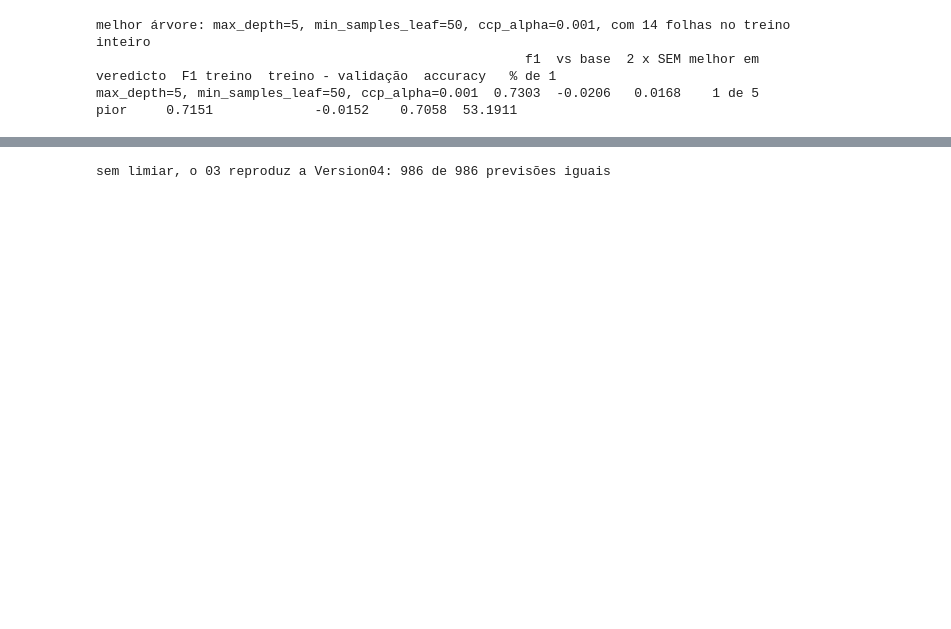
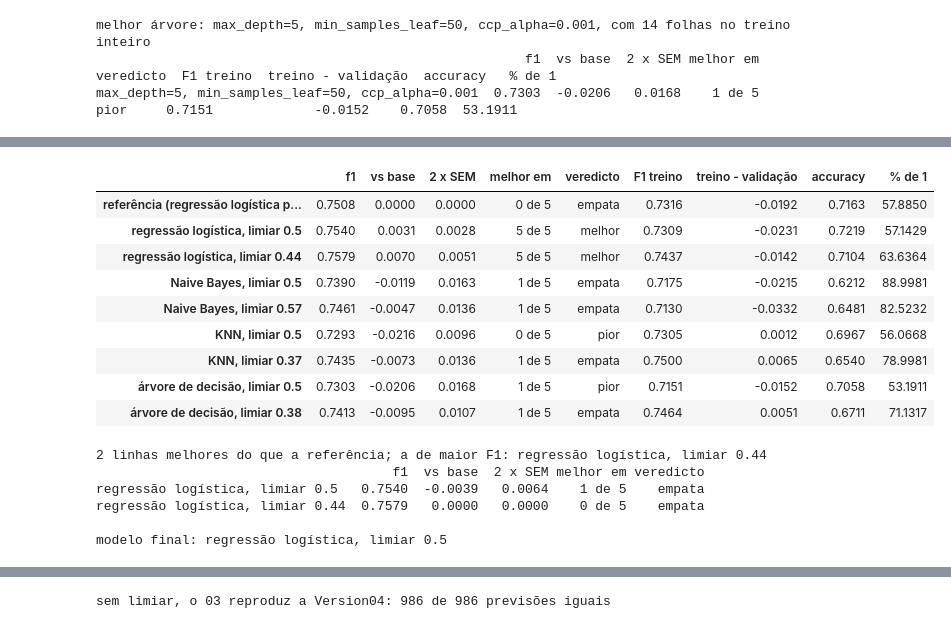
Before and after one commit to josebrites16/ML_project_2026-copia, a Jupyter notebook: notebooks/03_modelling.ipynb, the cells around one changed output, grey strips where cells are left out. Cells and saved outputs as stored; diff of their text form; code cells hidden in the pictures; blank space fills up the shorter version.

```diff
--- a/notebooks/03_modelling.ipynb
+++ b/notebooks/03_modelling.ipynb
@@ -831,0 +969,74 @@ max_depth=5, min_samples_leaf=50, ccp_alpha=0.001  0.7303  -0.0206   0.0168    1
+# %%
+# ===== [4.7] MODELO FINAL - início =====
+# Passo 40 - a tabela final: o melhor de cada algoritmo (4.2 a 4.5), com o limiar 0.5 e com o
+# limiar da curva PR (4.6), contra a referência, nas mesmas 5 divisões. É o "number we stand
+# behind" de cada aula, lado a lado. Não se treina nada de novo: os resultados por divisão vêm
+# dos passos 14, 20, 26, 34 (limiar 0.5) e 38 (limiar da curva PR).
+model_runs = {"regressão logística": logistic_runs, "Naive Bayes": naive_bayes_runs,
+              "KNN": knn_runs, "árvore de decisão": tree_runs}
+final_runs = {"referência (regressão logística por defeito)": reference}
+for name, runs in model_runs.items():
+    final_runs[f"{name}, limiar 0.5"] = runs
+    final_runs[f"{name}, limiar {chosen_thresholds[name]:.2f}"] = threshold_runs[name]
+
+# as mesmas colunas do sweep (passo 3)
+final_table = compare(final_runs, reference, metric="f1").astype(
+    {"f1": float, "accuracy": float, "vs base": float, "SEM": float})
+final_table["2 x SEM"] = 2 * final_table["SEM"]
+final_table["veredicto"] = verdict(final_table)
+final_table["F1 treino"] = [final_runs[name]["treino f1"].mean() for name in final_table.index]
+final_table["treino - validação"] = final_table["F1 treino"] - final_table["f1"]
+final_table["% de 1"] = [final_runs[name]["% de 1"].mean() for name in final_table.index]
+final_table = final_table[["f1", "vs base", "2 x SEM", "melhor em", "veredicto", "F1 treino",
+                           "treino - validação", "accuracy", "% de 1"]]
+final_table.round(4)
+# %% [output]
+|  | f1 | vs base | 2 x SEM | melhor em | veredicto | F1 treino | treino - validação | accuracy | % de 1 |
+| referência (regressão logística p... | 0.7508 | 0.0000 | 0.0000 | 0 de 5 | empata | 0.7316 | -0.0192 | 0.7163 | 57.8850 |
+| regressão logística, limiar 0.5 | 0.7540 | 0.0031 | 0.0028 | 5 de 5 | melhor | 0.7309 | -0.0231 | 0.7219 | 57.1429 |
+| regressão logística, limiar 0.44 | 0.7579 | 0.0070 | 0.0051 | 5 de 5 | melhor | 0.7437 | -0.0142 | 0.7104 | 63.6364 |
+| Naive Bayes, limiar 0.5 | 0.7390 | -0.0119 | 0.0163 | 1 de 5 | empata | 0.7175 | -0.0215 | 0.6212 | 88.9981 |
+| Naive Bayes, limiar 0.57 | 0.7461 | -0.0047 | 0.0136 | 1 de 5 | empata | 0.7130 | -0.0332 | 0.6481 | 82.5232 |
+| KNN, limiar 0.5 | 0.7293 | -0.0216 | 0.0096 | 0 de 5 | pior | 0.7305 | 0.0012 | 0.6967 | 56.0668 |
+| KNN, limiar 0.37 | 0.7435 | -0.0073 | 0.0136 | 1 de 5 | empata | 0.7500 | 0.0065 | 0.6540 | 78.9981 |
+| árvore de decisão, limiar 0.5 | 0.7303 | -0.0206 | 0.0168 | 1 de 5 | pior | 0.7151 | -0.0152 | 0.7058 | 53.1911 |
+| árvore de decisão, limiar 0.38 | 0.7413 | -0.0095 | 0.0107 | 1 de 5 | empata | 0.7464 | 0.0051 | 0.6711 | 71.1317 |
+# %%
+# Passo 41 - a escolha, com a regra do plano e das aulas:
+#   1. contam só as linhas "melhor" do que a referência (regra dos 2 x SEM); se nenhuma for,
+#      fica a referência
+#   2. dessas, a de maior F1 médio
+#   3. se outra empatar com ela, divisão a divisão, fica a mais simples: "when a more complicated
+#      model only matches a simpler one, the simpler one is the better choice" (W6, fim da aula).
+#      Mais simples quer dizer sem limiar (o predict do modelo, uma escolha a menos) e, entre
+#      algoritmos, pela ordem regressão logística (o modelo de base da W6), Naive Bayes, KNN,
+#      árvore
+# Resultado (passo 40): só 2 linhas são melhores do que a referência, as duas da regressão
+# logística. A de maior F1 é a do limiar 0.44 (+0.0070), mas empata com a mesma regressão com
+# 0.5 (passo 38), e prevê 1 em 64% das compras com accuracy mais baixa. Fica a de 0.5. Os outros
+# 3 algoritmos empatam ou perdem com a referência, com ou sem limiar. Todos foram escolhidos nas
+# mesmas divisões que os medem, por isso os números são otimistas; a validação aninhada (W5 a
+# W9) fica para o projeto.
+better = final_table[final_table["veredicto"] == "melhor"]
+if better.empty:
+    final_name = "referência"
+else:
+    top_name = better["f1"].idxmax()
+    ties = compare({name: final_runs[name] for name in better.index}, final_runs[top_name])
+    ties = ties.astype({"f1": float, "vs base": float, "SEM": float})
+    ties["2 x SEM"] = 2 * ties["SEM"]
+    ties["veredicto"] = verdict(ties)
+    print(f"{len(better)} linhas melhores do que a referência; a de maior F1: {top_name}")
+    print(ties[["f1", "vs base", "2 x SEM", "melhor em", "veredicto"]].round(4).to_string())
+    simplest_first = ([f"{name}, limiar 0.5" for name in model_runs]
+                      + [f"{name}, limiar {chosen_thresholds[name]:.2f}" for name in model_runs])
+    final_name = next(name for name in simplest_first
+                      if name in ties.index and ties.loc[name, "veredicto"] != "pior")
+print(f"\nmodelo final: {final_name}")
+# %% [output]
+2 linhas melhores do que a referência; a de maior F1: regressão logística, limiar 0.44
+                                      f1  vs base  2 x SEM melhor em veredicto
+regressão logística, limiar 0.5   0.7540  -0.0039   0.0064    1 de 5    empata
+regressão logística, limiar 0.44  0.7579   0.0000   0.0000    0 de 5    empata
+
+modelo final: regressão logística, limiar 0.5
```
Also changed, not shown: parts of 18 cells of this notebook, 2 other files.
